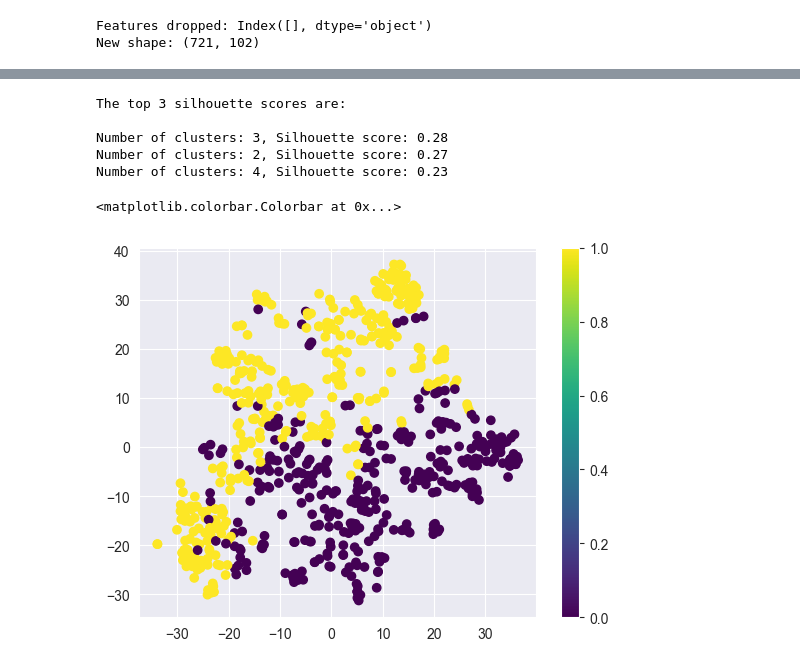
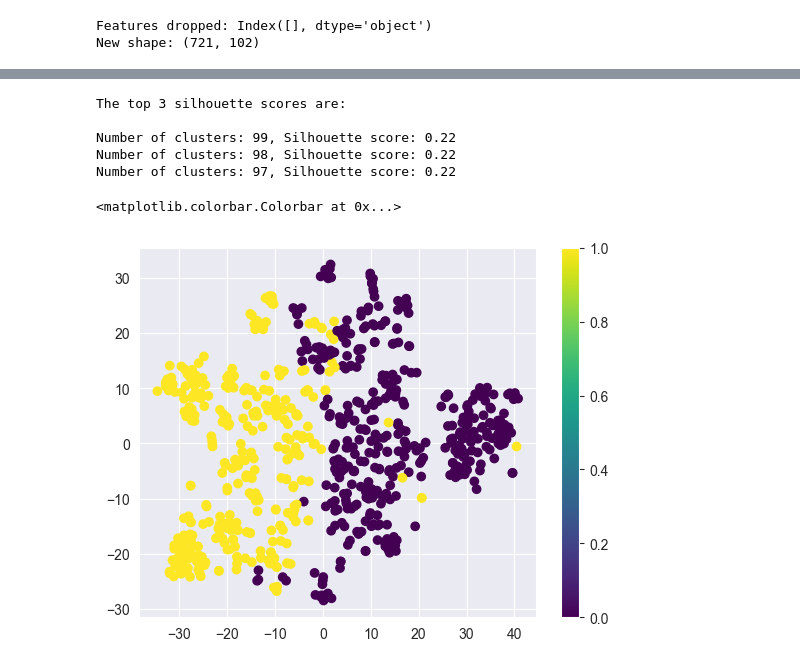
Before and after one commit to Dominule/qsAMPr, a Jupyter notebook: src/better_clustering.ipynb, the cells around one changed output, grey strips where cells are left out. Cells and saved outputs as stored; diff of their text form; code cells hidden in the pictures.

```diff
--- a/src/better_clustering.ipynb
+++ b/src/better_clustering.ipynb
@@ -35,7 +35,7 @@ New shape: (721, 102)
 # trash randomly one of the features with correlation > 0.85
 corr_matrix = df_feat.corr().abs()
 upper = corr_matrix.where(np.triu(np.ones(corr_matrix.shape), k=1).astype(np.bool))
-to_drop = [column for column in upper.columns if any(upper[column] > 0.9)]
+to_drop = [column for column in upper.columns if any(upper[column] > 0.85)]
 df_feat = df_feat.drop(columns=to_drop)
 
 print(f"Features dropped: {to_drop}")
@@ -138,8 +144,8 @@ from sklearn.cluster import AgglomerativeClustering
 
 silhouette_scores = []
 for i in range(2, 100):
-    agg = AgglomerativeClustering(n_clusters=i).fit(df)
-    score = metrics.silhouette_score(df, agg.labels_, metric='euclidean')
+    agg = AgglomerativeClustering(n_clusters=i).fit(df_feat)
+    score = metrics.silhouette_score(df_feat, agg.labels_, metric='euclidean')
     silhouette_scores.append(score)
     number_of_clusters.append(i)
 
@@ -150,18 +156,18 @@ for i in range(3):
 # %% [output]
 The top 3 silhouette scores are:
 
-Number of clusters: 3, Silhouette score: 0.28
-Number of clusters: 2, Silhouette score: 0.27
-Number of clusters: 4, Silhouette score: 0.23
+Number of clusters: 99, Silhouette score: 0.22
+Number of clusters: 98, Silhouette score: 0.22
+Number of clusters: 97, Silhouette score: 0.22
 # %%
 # Agglomerative clustering with 2 clusters
-agg = AgglomerativeClustering(n_clusters=2).fit(df)
+agg = AgglomerativeClustering(n_clusters=2).fit(df_feat)
 
 # show plot
 plt.scatter(tsne_result[:, 0], tsne_result[:, 1], c=agg.labels_, cmap='viridis')
 plt.colorbar()
 # %% [output]
 <matplotlib.colorbar.Colorbar at 0x...>
-[figure, old version]
+[figure, new version]
 # %%
 # Agglomerative clustering with 3 clusters
```
Also changed, not shown: parts of 11 cells of this notebook, 1 other file.
